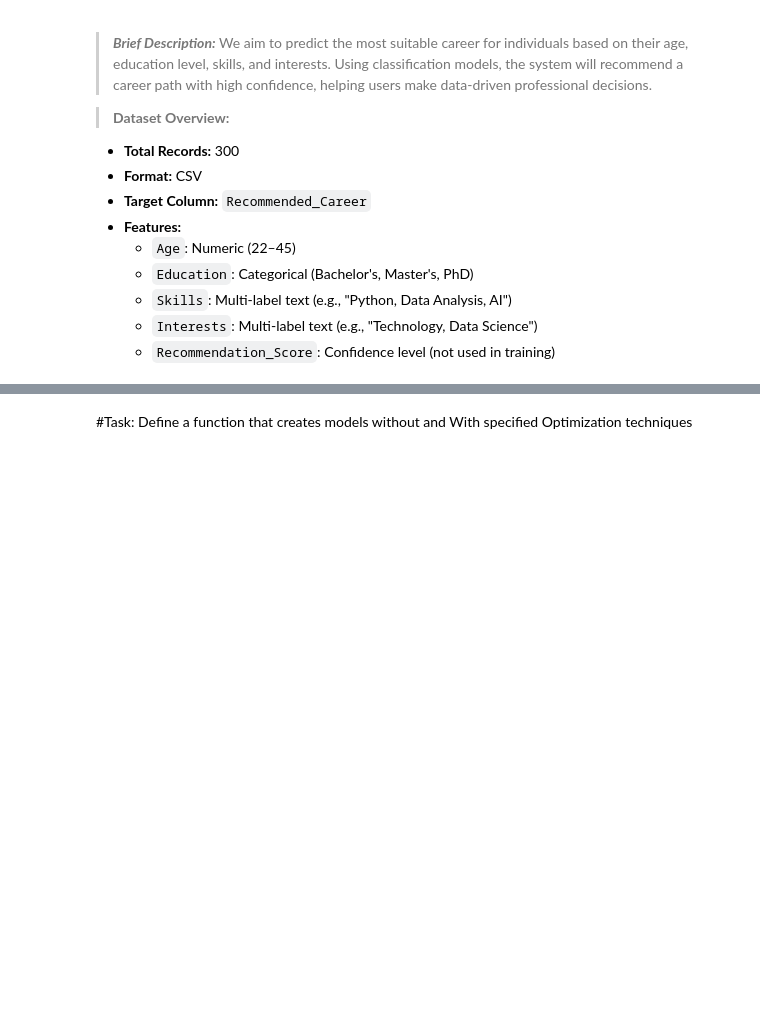
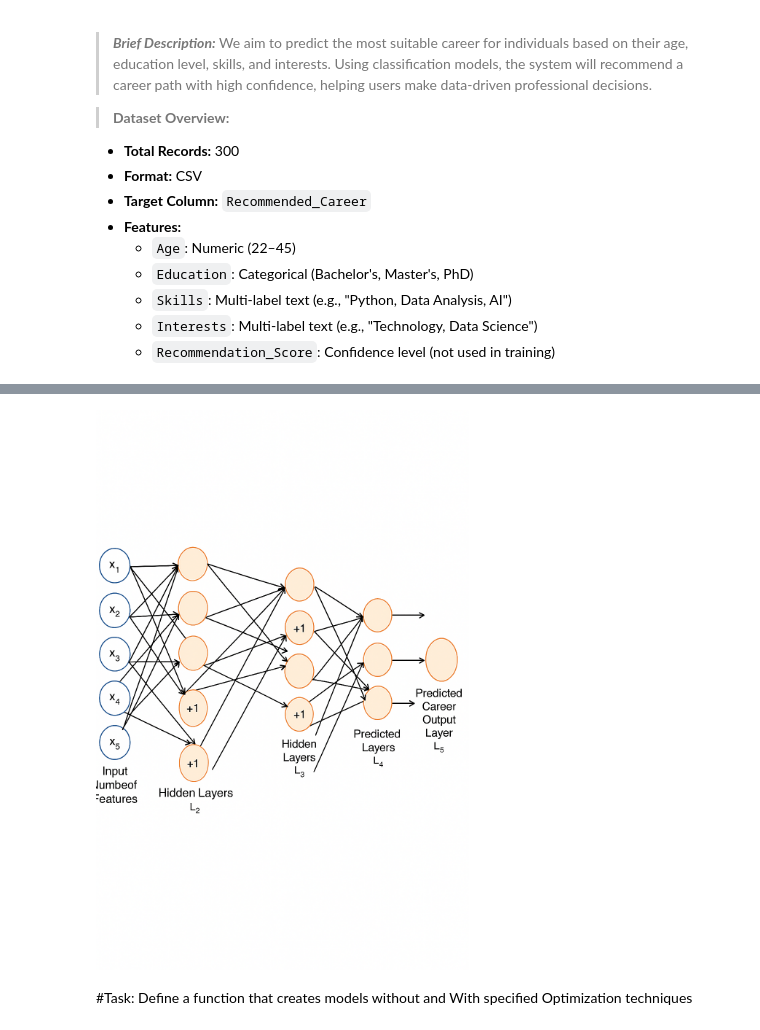
Before and after one commit to Cchancee/summative_into_to_ml, a Jupyter notebook: Summative_Intro_to_ml_Chance_Karambizi_assignment.ipynb, the cells around one changed output, grey strips where cells are left out. Drawn from its saved outputs; the diff is of its cells as text; code cells hidden in the pictures; blank space fills up the shorter version.

```diff
--- a/Summative_Intro_to_ml_Chance_Karambizi_assignment.ipynb
+++ b/Summative_Intro_to_ml_Chance_Karambizi_assignment.ipynb
@@ -119,3 +125,8 @@ TODO: Insert an image with the Model architecture here.Replace the image Below
+# %%
+from IPython.display import Image
+Image("Model architecture.png", width=500)
+# %% [output]
+[figure, added]
 # %% [markdown]
 #Task: Define a function that creates models without and With specified Optimization techniques
 # %%
```
Also changed, not shown: parts of 11 cells of this notebook.
